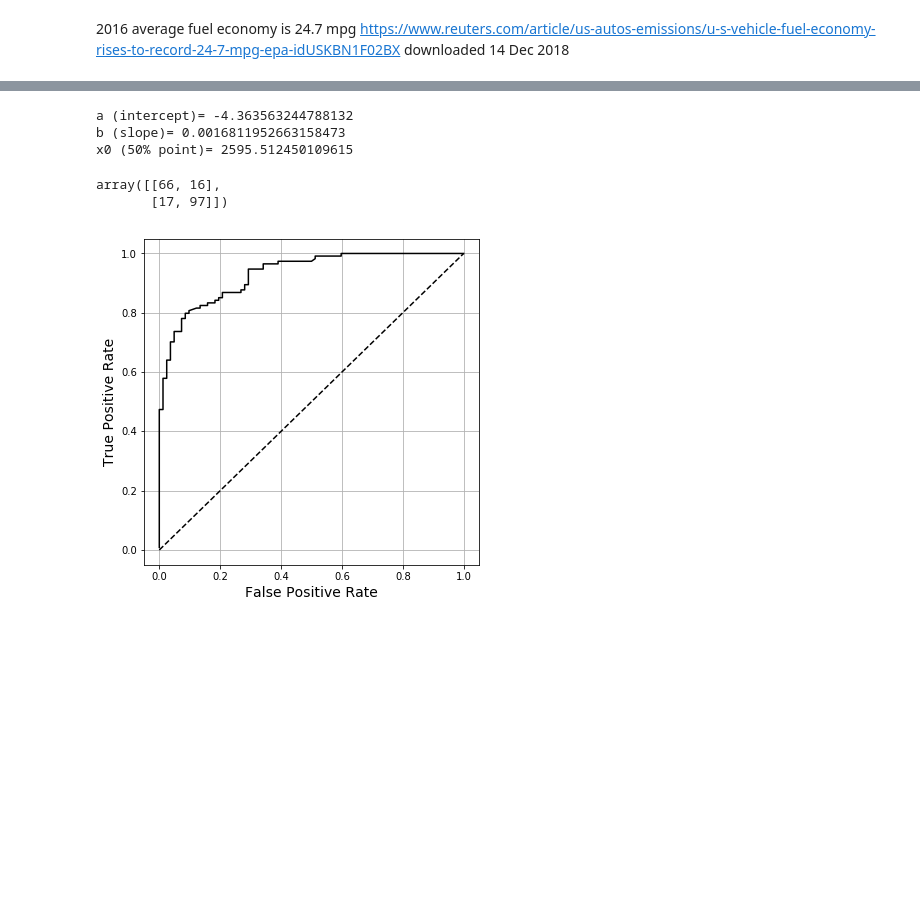
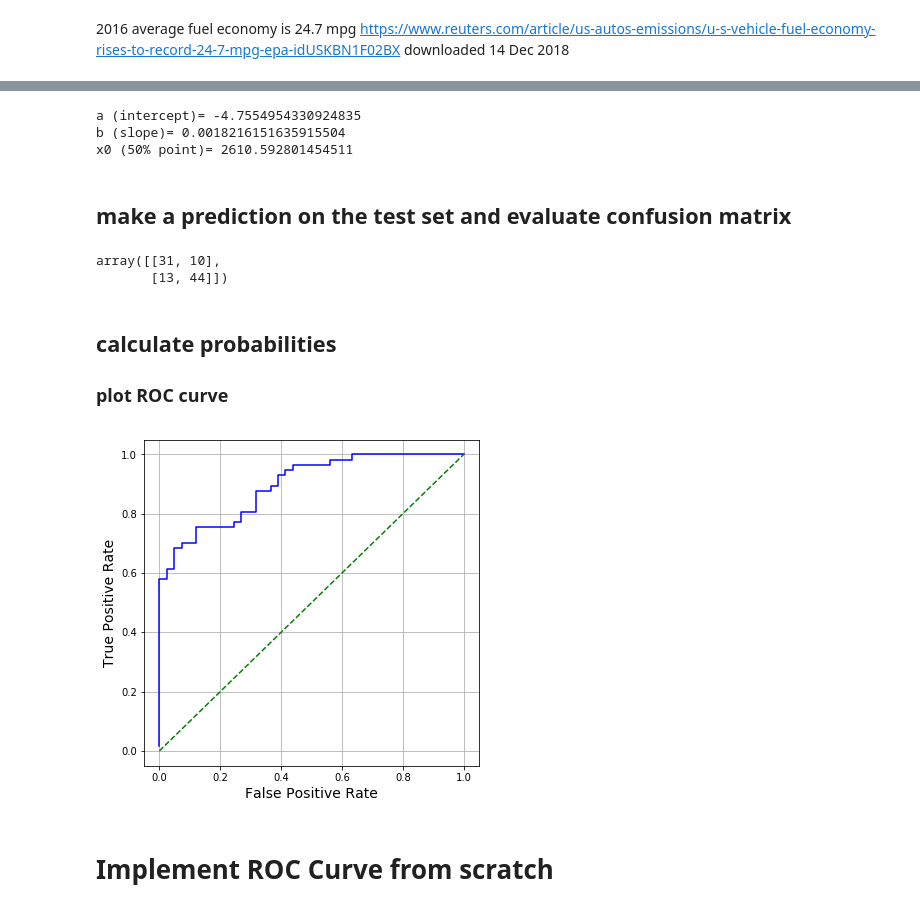
Before and after one commit to biomathman/machine-learning-in-python-book, a Jupyter notebook: notebooks/chapter-11-roc.ipynb, the cells around one changed output, grey strips where cells are left out. Cells and saved outputs as stored; diff of their text form; code cells hidden in the pictures; blank space fills up the shorter version.

```diff
--- a/notebooks/chapter-11-roc.ipynb
+++ b/notebooks/chapter-11-roc.ipynb
@@ -35,3 +60,9 @@ mpg=data["mpg"]
+# %%
+weight=data["weight"]
+mpg=data["mpg"]
+
+X=np.array(weight).reshape(-1,1)
+Y=np.array([1 if z<mpg2016 else 0 for z in mpg])
 # %%
 from sklearn.linear_model import LogisticRegression as LR
 from sklearn.metrics import confusion_matrix, roc_curve
@@ -40,22 +69,0 @@ from sklearn.metrics import confusion_matrix, roc_curve
-# %%
-import random
-random.seed(99)
-def train_test_split(x,y,f=.75):
-    # Force between 10 and 90 percent training data
-    f=max(.1, min(f,.9))
-    # shuffle the indices of the original data
-    n=len(x)
-    ntrain=round(f*n)
-    indices=list(range(n))
-    random.shuffle(indices)
-    ind_train=indices[:ntrain]
-    ind_test=indices[ntrain:]
-    XTRAIN=x[ind_train]; YTRAIN=y[ind_train]
-    XTEST=x[ind_test]; YTEST=y[ind_test]
-    return(XTRAIN,YTRAIN,XTEST,YTEST)
-# %%
-X=np.array(weight)
-Y=np.array([1 if z<mpg2016 else 0 for z in mpg])
-XTRAIN,YTRAIN, XTEST, YTEST=train_test_split(X,Y,f=.5)
-XTRAIN=XTRAIN.reshape(-1,1)
-XTEST=XTEST.reshape(-1,1)
@@ -66,3 +70,5 @@ from sklearn.metrics import roc_curve
+# %%
+XTRAIN,XTEST, YTRAIN, YTEST=train_test_split(X,Y)
 # %%
 r=LR().fit(XTRAIN,YTRAIN)
 b=r.coef_[0,0]
@@ -72,29 +78,37 @@ print("a (intercept)=",a)
 print("b (slope)=",b)
 print("x0 (50% point)=",x0)
 # %% [output]
-a (intercept)= -4.363563244788132
-b (slope)= 0.0016811952663158473
-x0 (50% point)= 2595.512450109615
+a (intercept)= -4.7554954330924835
+b (slope)= 0.0018216151635915504
+x0 (50% point)= 2610.592801454511
+# %% [markdown]
+## make a prediction on the test set and evaluate confusion matrix
 # %%
 YP=r.predict(XTEST)
 confusion_matrix(YTEST,YP)
 # %% [output]
-array([[66, 16],
-       [17, 97]])
+array([[31, 10],
+       [13, 44]])
+# %% [markdown]
+## calculate probabilities
+
+### plot ROC curve
 # %%
 probs=r.predict_proba(XTEST)[:,1]
 fpr, tpr, threshold = roc_curve(YTEST,probs)
-plt.plot(fpr,tpr, c="k")
-plt.plot([0,1],[0,1],c="k",ls="--")
+plt.plot(fpr,tpr, c="blue")
+plt.plot([0,1],[0,1],c="green",ls="--")
 
 plt.xlabel("False Positive Rate", fontsize=14)
 plt.ylabel("True Positive Rate", fontsize=14)
 plt.grid()
 fig=plt.gcf()
 fig.set_size_inches(6,6)
-fig.savefig("ROC-curve-gas-guzzler-logistic.pdf")
+#fig.savefig("ROC-curve-gas-guzzler-logistic.pdf")
 # %% [output]
-[figure, old version]
+[figure, new version]
+# %% [markdown]
+# Implement ROC Curve from scratch
 # %%
 def ROC(Y,Prob):
     if (len(Y)!=len(Prob)):
```
Also changed, not shown: parts of 31 cells of this notebook.
